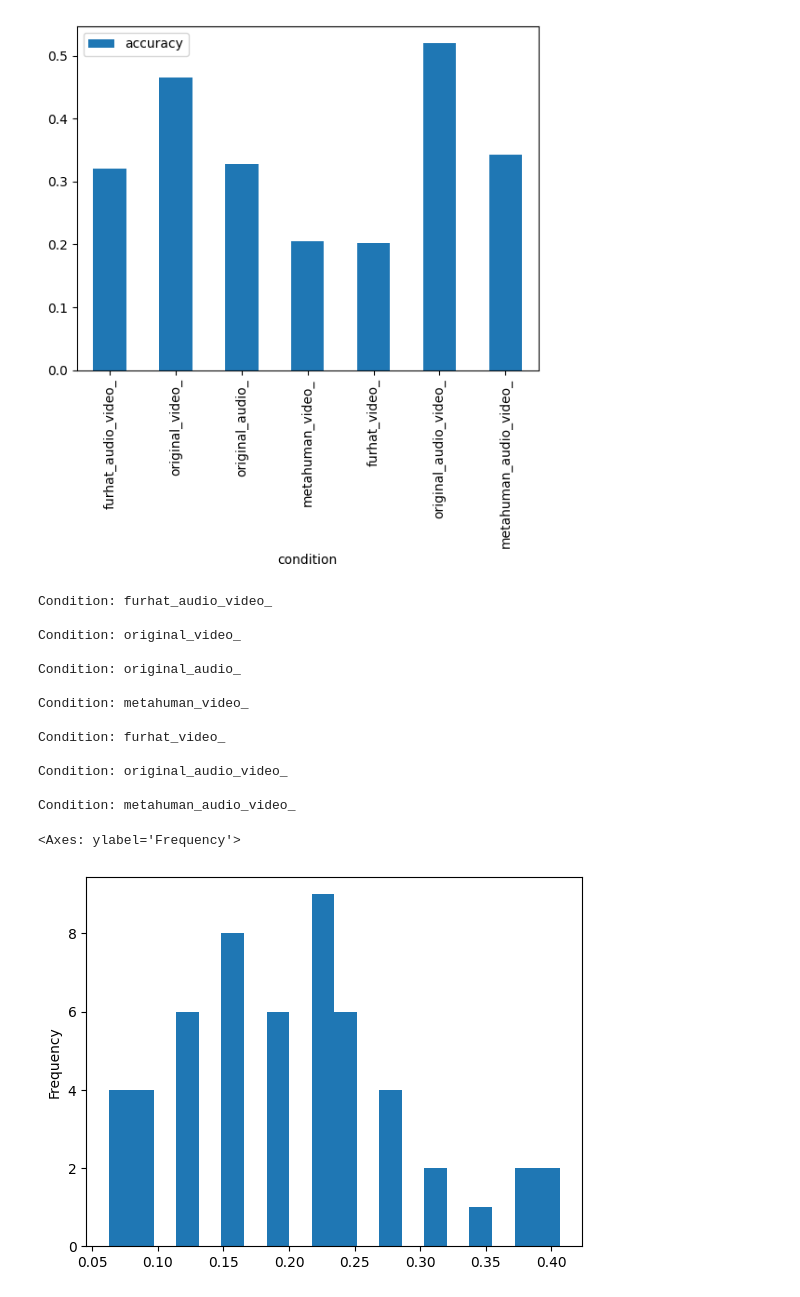
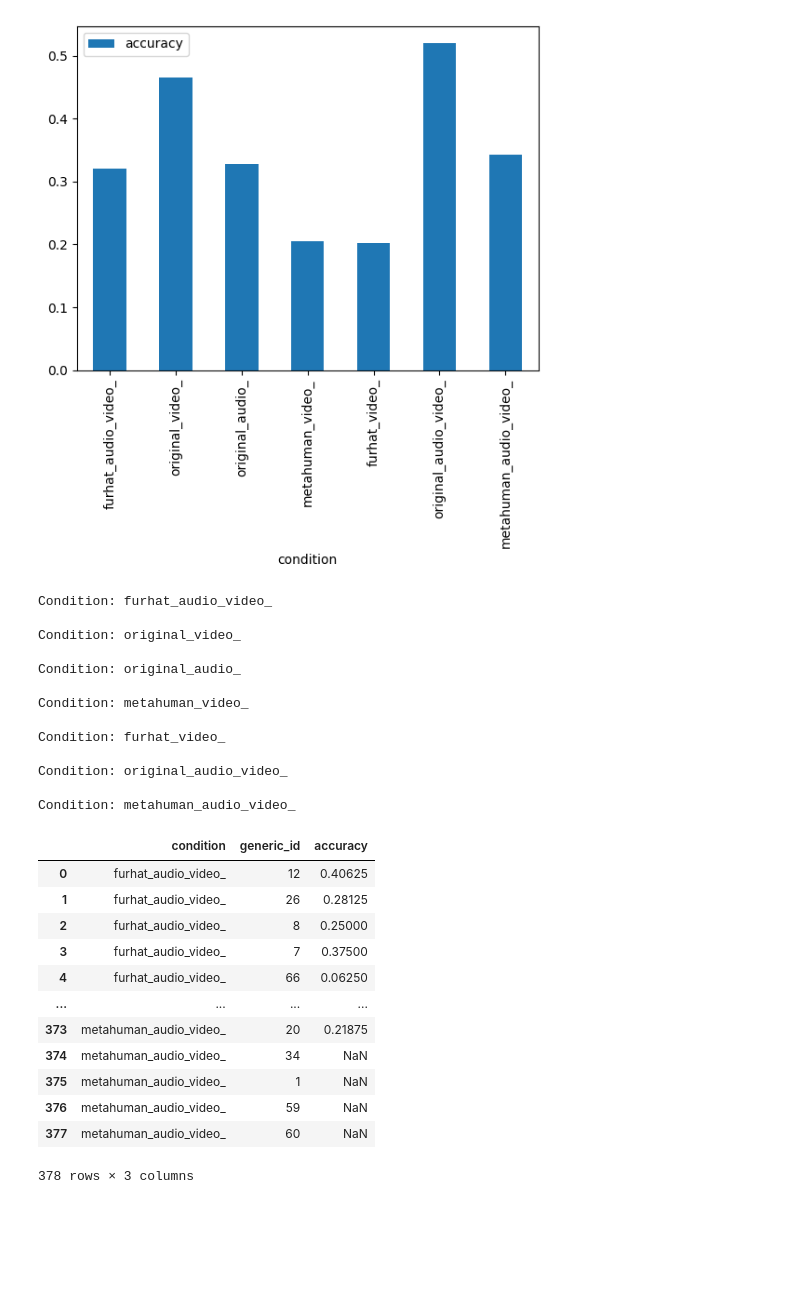
Before and after one commit to timlac/reco-transfer-study, a Jupyter notebook: notebooks/inspect_export.ipynb, the cells around one changed output. Cells and saved outputs as stored; diff of their text form; code cells hidden in the pictures; blank space fills up the shorter version.

```diff
--- a/notebooks/inspect_export.ipynb
+++ b/notebooks/inspect_export.ipynb
@@ -32,0 +102,15 @@ df.head()
+# %%
+conditions = ['original_video_', 'metahuman_video_', 'furhat_video_']
+
+for c in conditions:
+    print("\nCondition:", c)
+    df_c = df[df["condition"] == c]
+
+    # Group the DataFrame by 'emotion_id' and calculate the accuracy for each ID
+    accuracy_by_emotion = df_c.groupby('emotion')['accurate'].mean().reset_index()
+
+    # Rename the columns for clarity
+    accuracy_by_emotion.columns = ['emotion', 'accuracy']
+
+    # Print or plot the accuracy results
+    print(accuracy_by_emotion.sort_values(by='accuracy', ascending=False))
@@ -75,34 +223,44 @@ Condition: original_audio_
 # %%
 conditions = df["condition"].unique()
 ids = df["generic_id"].unique()
 
 accuracies = []
 
 for c in conditions:
     print("\nCondition:", c)
     df_c = df[df["condition"] == c]
 
     for i in ids:
         df_i = df_c[df_c["generic_id"] == i]
         accuracies.append({"condition": c, "generic_id": i, "accuracy": df_i["accurate"].mean()})
 
 
 df_accuracies = pd.DataFrame(accuracies)
-
-df_accuracies[df_accuracies["condition"] == "furhat_video_"]["accuracy"].plot(kind="hist", bins=20)
+df_accuracies
 # %% [output]
 Condition: furhat_audio_video_
 
 Condition: original_video_
 
 Condition: original_audio_
 
 Condition: metahuman_video_
 
 Condition: furhat_video_
 
 Condition: original_audio_video_
 
 Condition: metahuman_audio_video_
+|  | condition | generic_id | accuracy |
+| 0 | furhat_audio_video_ | 12 | 0.40625 |
+| 1 | furhat_audio_video_ | 26 | 0.28125 |
+| 2 | furhat_audio_video_ | 8 | 0.25000 |
+| 3 | furhat_audio_video_ | 7 | 0.37500 |
+| 4 | furhat_audio_video_ | 66 | 0.06250 |
+| ... | ... | ... | ... |
+| 373 | metahuman_audio_video_ | 20 | 0.21875 |
+| 374 | metahuman_audio_video_ | 34 | NaN |
+| 375 | metahuman_audio_video_ | 1 | NaN |
+| 376 | metahuman_audio_video_ | 59 | NaN |
+| 377 | metahuman_audio_video_ | 60 | NaN |
-<Axes: ylabel='Frequency'>
+378 rows × 3 columns
-[figure, removed]
```
Also changed, not shown: parts of 10 cells of this notebook, 19 other files.
